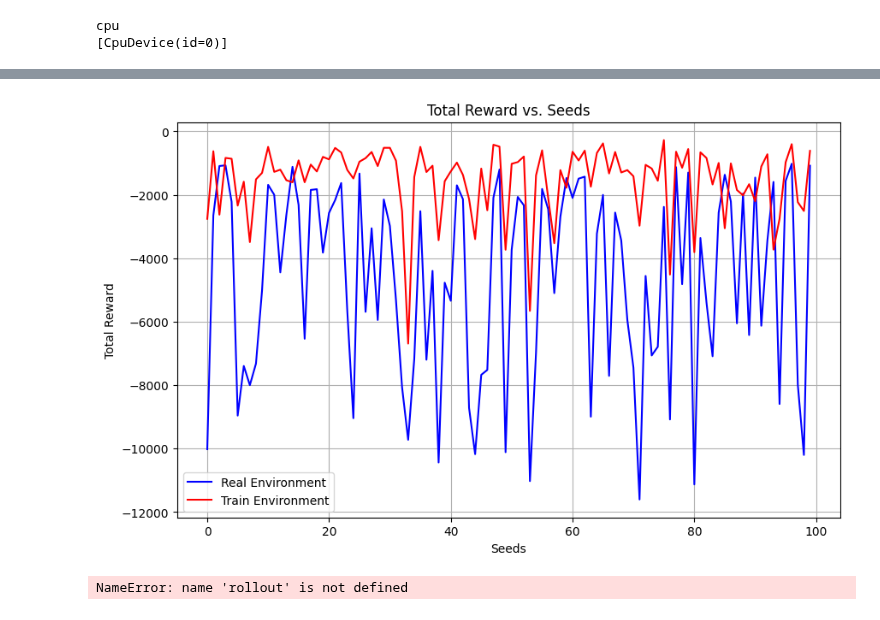
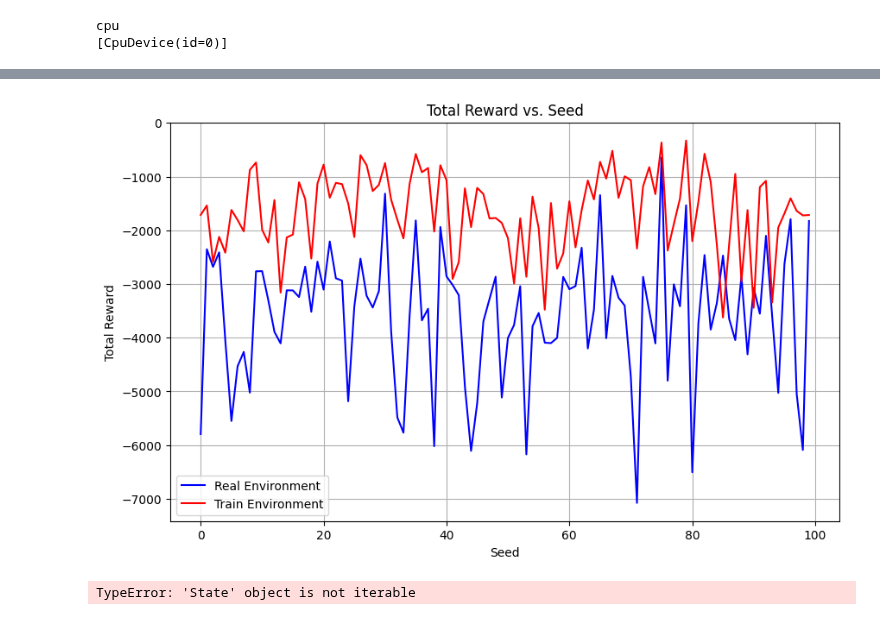
Before and after one commit to dcsteinhauser/HDS, a Jupyter notebook: sim2real_test.ipynb, the cells around one changed output, grey strips where cells are left out. Cells and saved outputs as stored; diff of their text form; code cells hidden in the pictures.

```diff
--- a/sim2real_test.ipynb
+++ b/sim2real_test.ipynb
@@ -49,6 +54,6 @@ def progress_f(x_data,y_data,epoch,reward):
     plt.plot(x_data, y_data)
     plt.show()
 
-policy = train_hds(env,trajectory_length=100 ,num_samples=100,epochs=20, inner_epochs=20, alpha_a=5e-6, aggregation_factor_beta=0.0,init_learning_rate=1e-3, init_noise=0.0, noise_decay=0.0, progress_fn=progress_f)
+policy = train_hds(env,trajectory_length=100 ,num_samples=100,epochs=20, inner_epochs=20, alpha_a=8e-5, aggregation_factor_beta=0.0,init_learning_rate=1e-3, init_noise=0.2, noise_decay=0.8, progress_fn=progress_f)
 # policy = train_pods(env,trajectory_length=100 ,num_samples=100,epochs=20, inner_epochs=20, alpha_a=8e-5, init_learning_rate=1e-3, progress_fn=progress_f)
 # %% [output]
@@ -101,20 +126,20 @@ original -1546.910647106789
 # %%
 seeds = [x for x in range(100)]
 plt.figure(figsize=(10, 6))
 plt.plot(seeds, rewards_realistic, label='Real Environment', color='blue')
 plt.plot(seeds, rewards_original, label='Train Environment', color='red')
 plt.xlabel('Seed')
 plt.ylabel('Total Reward')
-plt.title('Total Reward vs. Seeds')
+plt.title('Total Reward vs. Seed')
 plt.legend()
 plt.grid(True)
 plt.show()
 # %% [output]
-[figure, old version]
+[figure, new version]
 # %%
 
 yes=html.render(env.sys.replace(dt=env.dt), rollout_original)
 with open("data.html", "w") as file:
     file.write(yes)
 # %% [output]
-NameError: name 'rollout' is not defined
+TypeError: 'State' object is not iterable
```
Also changed, not shown: parts of 3 cells of this notebook.
